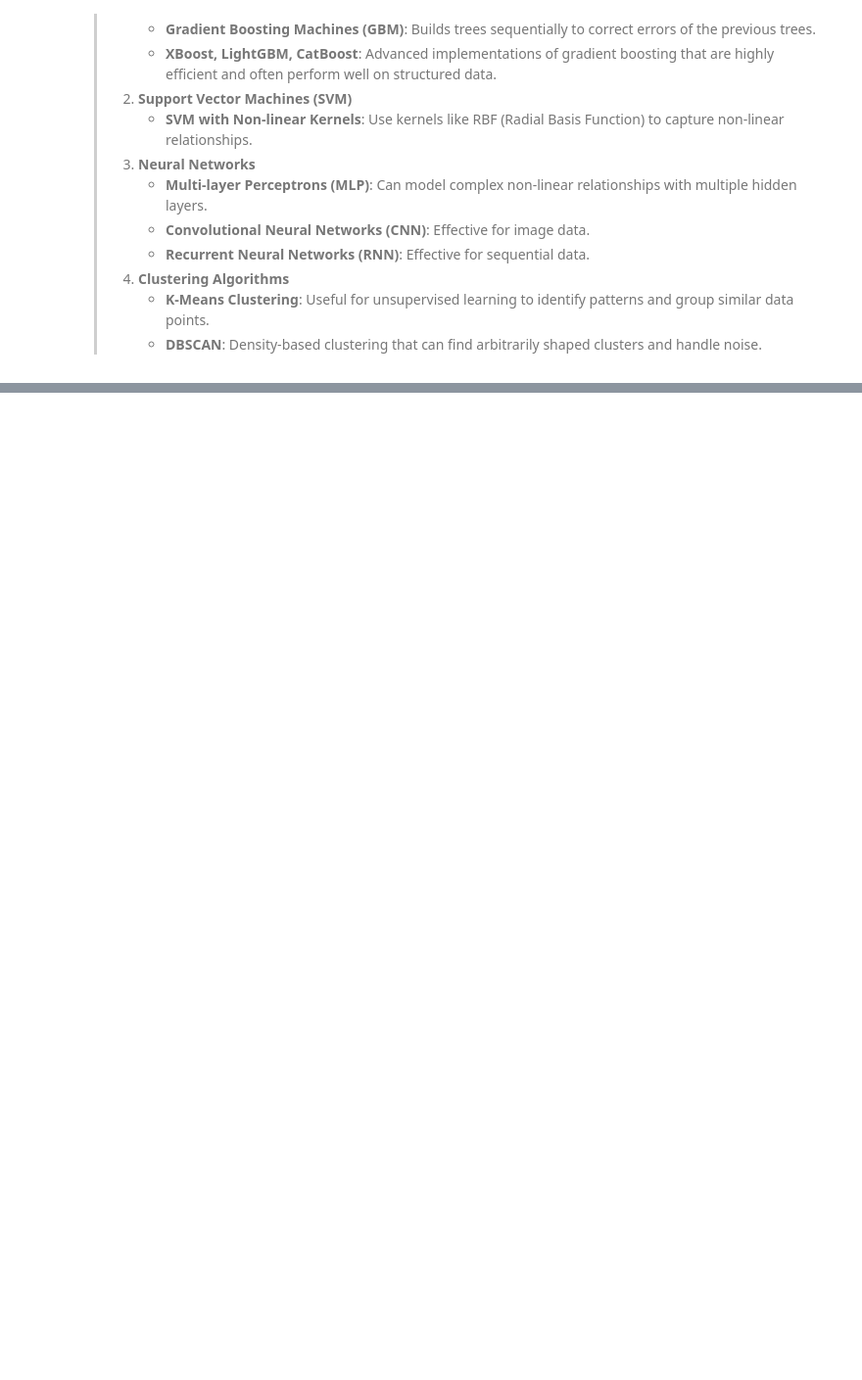
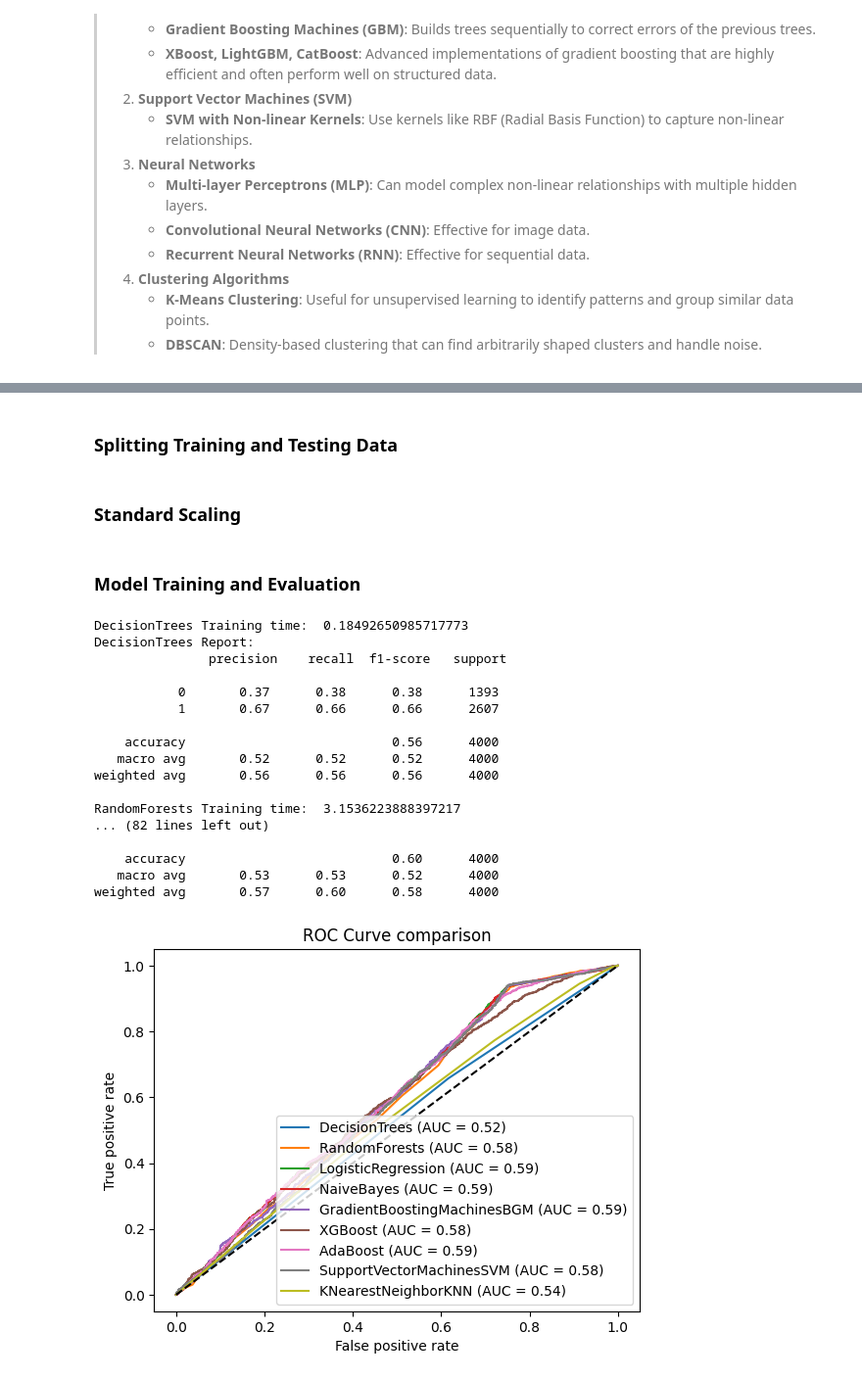
Before and after one commit to FajarLaksono/analytics, a Jupyter notebook: 2025-02-17-3-sleep-health-and-digital-screen-exposure-dataset/analysis.ipynb, the cells around one changed output, grey strips where cells are left out. Shown at 98% size. Drawn from its saved outputs; the diff is of its cells as text; code cells hidden in the pictures; blank space fills up the shorter version.

Commit message:
feat: added ml models to sleep health analysis

```diff
--- a/2025-02-17-3-sleep-health-and-digital-screen-exposure-dataset/analysis.ipynb
+++ b/2025-02-17-3-sleep-health-and-digital-screen-exposure-dataset/analysis.ipynb
@@ -186,7 +189,7 @@ dry_eye_ds.drop(columns=['Blood pressure'], inplace=True)
 # %% [markdown]
 ##### Categorical Encoding
 # %%
-labelencoder = LabelEncoder()
+# labelencoder = LabelEncoder()
 categorical_columns=[
     'Gender',
     'Smoking',
@@ -204,4 +207,5 @@ categorical_columns=[
     'Dry Eye Disease',
     'Medical issue']
 for col in categorical_columns:
-    dry_eye_ds[col] = labelencoder.fit_transform(dry_eye_ds[col].astype(str))
+    # dry_eye_ds[col] = labelencoder.fit_transform(dry_eye_ds[col].astype(str))
+    dry_eye_ds[col] = dry_eye_ds[col].replace({'Y': 1, 'N': 0, 'M': 1, 'F': 0}).infer_objects(copy=False).astype(np.int64) # Use .replace, manual intervention to make it easier to read
@@ -277,7 +289,7 @@ print(dry_eye_ds.head())
 #### Correlation Analysis
 # %%
 # Select only numeric columns
-numeric_cols = dry_eye_ds.select_dtypes(include=['float64', 'int64'])
+numeric_cols = dry_eye_ds.select_dtypes(include=['float64', 'float32','int64', 'int32'])
 
 # Compute the correlation matrix
 corr = numeric_cols.corr()
@@ -397,0 +440,72 @@ plt.show()
+# %% [markdown]
+### Splitting Training and Testing Data
+# %%
+ml_X = numeric_cols.drop(columns=['Dry Eye Disease'])
+ml_Y = numeric_cols['Dry Eye Disease']
+
+ml_X_train, ml_X_test, ml_Y_train, ml_Y_test = train_test_split(ml_X, ml_Y, test_size=0.2, random_state=537, stratify=ml_Y)
+# %% [markdown]
+### Standard Scaling
+# %%
+scaler = StandardScaler()
+ml_X_train = scaler.fit_transform(ml_X_train)
+ml_X_test = scaler.transform(ml_X_test)
+# %% [markdown]
+### Model Training and Evaluation
+# %%
+performance_accuracy = {}
+performance_execution_time = {}
+for ml_model_name, ml_model in ml_models.items():
+    start_time = time.time()
+
+    if ml_model_name in ['LightGBM']:
+        ml_model.fit(ml_X_train, ml_Y_train, feature_name='auto')
+    else:
+        ml_model.fit(ml_X_train, ml_Y_train)
+
+    ml_Y_prediction = ml_model.predict(ml_X_test)
+    ml_Y_probability = ml_model.predict_proba(ml_X_test)[:, 1] #ROC-AUC
+
+    end_time = time.time()
+    execution_time = end_time - start_time
+
+    accuracy = accuracy_score(ml_Y_test, ml_Y_prediction)
+    report = classification_report(ml_Y_test, ml_Y_prediction)
+
+    performance_accuracy[ml_model_name] = accuracy
+    performance_execution_time[ml_model_name] = execution_time
+
+    print(f"{ml_model_name} Training time: ", execution_time)
+    print(f"{ml_model_name} Report:\n", report)
+
+    # ROC Curve
+    false_positive_rates, true_positive_rate, _ = roc_curve(ml_Y_test, ml_Y_probability)
+    roc_auc = auc(false_positive_rates, true_positive_rate)
+
+    plt.plot(false_positive_rates, true_positive_rate, label=f"{ml_model_name} (AUC = {roc_auc:.2f})")
+
+plt.plot([0, 1], [0, 1], "k--")
+plt.xlabel("False positive rate")
+plt.ylabel("True positive rate")
+plt.title("ROC Curve comparison")
+plt.legend()
+plt.show()
+# %% [output]
+DecisionTrees Training time:  0.18492650985717773
+DecisionTrees Report:
+               precision    recall  f1-score   support
+
+           0       0.37      0.38      0.38      1393
+           1       0.67      0.66      0.66      2607
+
+    accuracy                           0.56      4000
+   macro avg       0.52      0.52      0.52      4000
+weighted avg       0.56      0.56      0.56      4000
+
+RandomForests Training time:  3.1536223888397217
+... (82 lines left out)
+
+    accuracy                           0.60      4000
+   macro avg       0.53      0.53      0.52      4000
+weighted avg       0.57      0.60      0.58      4000
+[figure, added]
```
Also changed, not shown: parts of 15 cells of this notebook.
